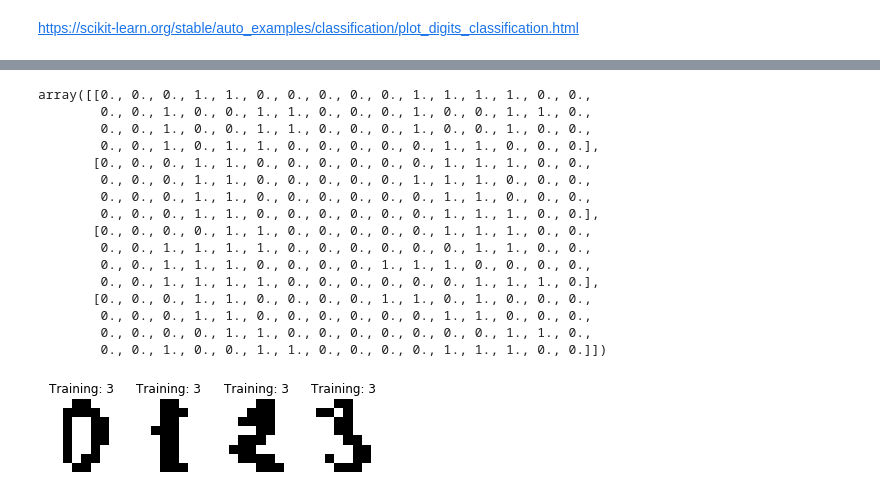
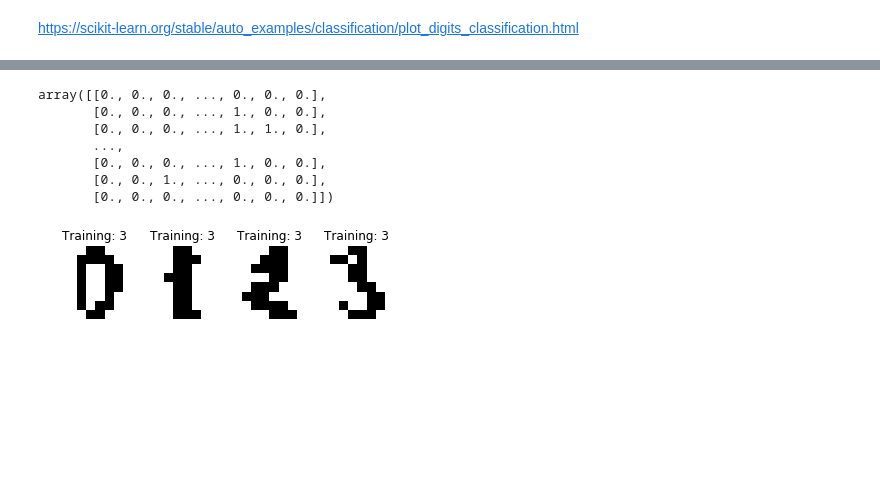
Before and after one commit to triwave33/association_rule_learning, a Jupyter notebook: association_rules.ipynb, the cells around one changed output, grey strips where cells are left out. Drawn from its saved outputs; the diff is of its cells as text; code cells hidden in the pictures; blank space fills up the shorter version.

```diff
--- a/association_rules.ipynb
+++ b/association_rules.ipynb
@@ -872,22 +561,13 @@ for ax, (image, label) in zip(axes[:4], images_and_labels[:4]):
 # %%
 ###  data binarize
 threshold = 7
-X_train_bin = binarize(X_train, threshold=threshold)
-X_train_bin[:4]
+mnist_array = binarize(X_train, threshold=threshold)
+mnist_array
 # %% [output]
-array([[0., 0., 0., 1., 1., 0., 0., 0., 0., 0., 1., 1., 1., 1., 0., 0.,
-        0., 0., 1., 0., 0., 1., 1., 0., 0., 0., 1., 0., 0., 1., 1., 0.,
-        0., 0., 1., 0., 0., 1., 1., 0., 0., 0., 1., 0., 0., 1., 0., 0.,
-        0., 0., 1., 0., 1., 1., 0., 0., 0., 0., 0., 1., 1., 0., 0., 0.],
-       [0., 0., 0., 1., 1., 0., 0., 0., 0., 0., 0., 1., 1., 1., 0., 0.,
-        0., 0., 0., 1., 1., 0., 0., 0., 0., 0., 1., 1., 1., 0., 0., 0.,
-        0., 0., 0., 1., 1., 0., 0., 0., 0., 0., 0., 1., 1., 0., 0., 0.,
-        0., 0., 0., 1., 1., 0., 0., 0., 0., 0., 0., 1., 1., 1., 0., 0.],
-       [0., 0., 0., 0., 1., 1., 0., 0., 0., 0., 0., 1., 1., 1., 0., 0.,
-        0., 0., 1., 1., 1., 1., 0., 0., 0., 0., 0., 0., 1., 1., 0., 0.,
-        0., 0., 1., 1., 1., 0., 0., 0., 0., 1., 1., 1., 0., 0., 0., 0.,
-        0., 0., 1., 1., 1., 1., 0., 0., 0., 0., 0., 0., 1., 1., 1., 0.],
-       [0., 0., 0., 1., 1., 0., 0., 0., 0., 1., 1., 0., 1., 0., 0., 0.,
-        0., 0., 0., 1., 1., 0., 0., 0., 0., 0., 0., 1., 1., 0., 0., 0.,
-        0., 0., 0., 0., 1., 1., 0., 0., 0., 0., 0., 0., 0., 1., 1., 0.,
-        0., 0., 1., 0., 0., 1., 1., 0., 0., 0., 0., 1., 1., 1., 0., 0.]])
+array([[0., 0., 0., ..., 0., 0., 0.],
+       [0., 0., 0., ..., 1., 0., 0.],
+       [0., 0., 0., ..., 1., 1., 0.],
+       ...,
+       [0., 0., 0., ..., 1., 0., 0.],
+       [0., 0., 1., ..., 0., 0., 0.],
+       [0., 0., 0., ..., 0., 0., 0.]])
@@ -894,8 +577,8 @@ array([[0., 0., 0., 1., 1., 0., 0., 0., 0., 0., 1., 1., 1., 1., 0., 0.,
 # %%
 _, axes = plt.subplots(1,4)
-for ax, image in zip(axes[:4], X_train_bin[:4]):
+for ax, image in zip(axes[:4], mnist_array[:4]):
     ax.set_axis_off()
     ax.imshow(image.reshape(8,8), cmap=plt.cm.gray_r, interpolation='nearest')
     ax.set_title('Training: %i' % label)
 # %% [output]
-[figure, old version]
+[figure, new version]
```
Also changed, not shown: parts of 33 cells of this notebook.
